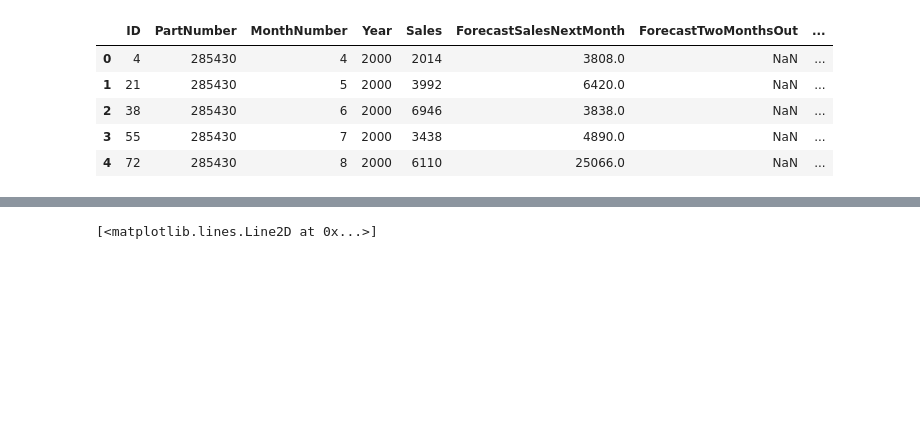
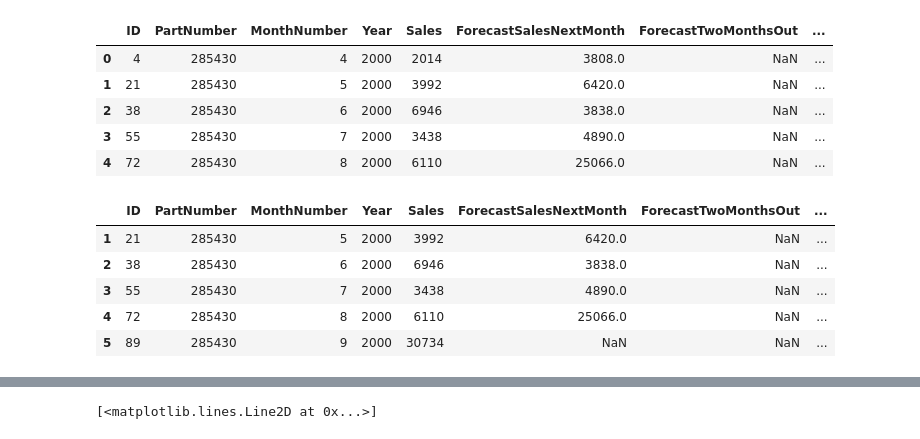
Before and after one commit to orie3120/orie3120-sp2020, a Jupyter notebook: demos/forecasting.ipynb, the cells around one changed output, grey strips where cells are left out. Drawn from its saved outputs; the diff is of its cells as text; code cells hidden in the pictures; blank space fills up the shorter version.

```diff
--- a/demos/forecasting.ipynb
+++ b/demos/forecasting.ipynb
@@ -863,6 +870,14 @@ See the caveats in the documentation: http://pandas.pydata.org/pandas-docs/stabl
 # %%
 # drop the first observation, since lagged sale is unobserved
 dflagged = df.loc[1:]
+dflagged.head()
+# %% [output]
+|  | ID | PartNumber | MonthNumber | Year | Sales | ForecastSalesNextMonth | ForecastTwoMonthsOut | ... |
+| 1 | 21 | 285430 | 5 | 2000 | 3992 | 6420.0 | NaN | ... |
+| 2 | 38 | 285430 | 6 | 2000 | 6946 | 3838.0 | NaN | ... |
+| 3 | 55 | 285430 | 7 | 2000 | 3438 | 4890.0 | NaN | ... |
+| 4 | 72 | 285430 | 8 | 2000 | 6110 | 25066.0 | NaN | ... |
+| 5 | 89 | 285430 | 9 | 2000 | 30734 | NaN | NaN | ... |
 # %%
 model_lagged = smf.ols(formula="Sales ~ time + C(MonthNumber) + lagged_sales", data=dflagged).fit()
 model_lagged.summary()
```
Also changed, not shown: parts of 17 cells of this notebook, 1 other file.
